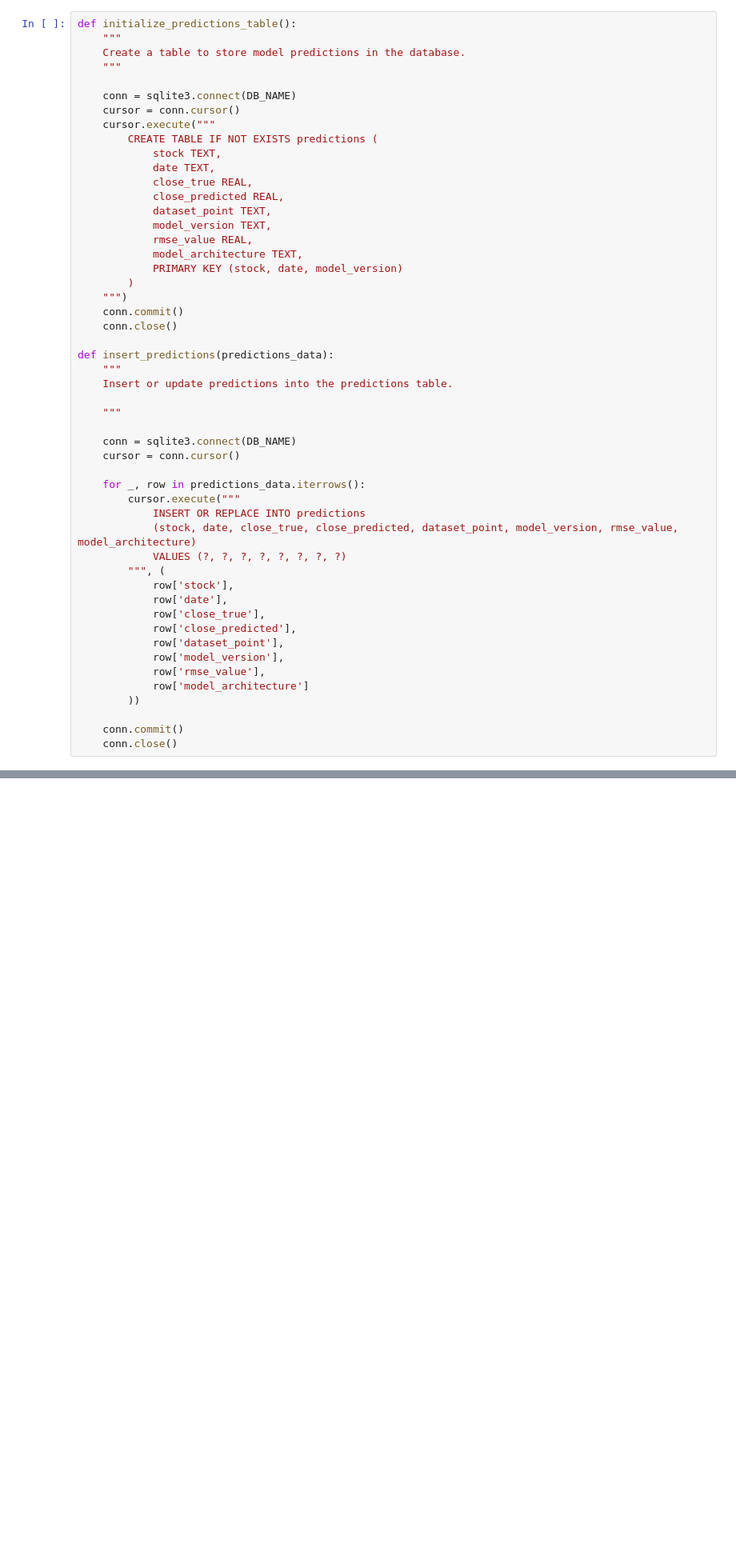
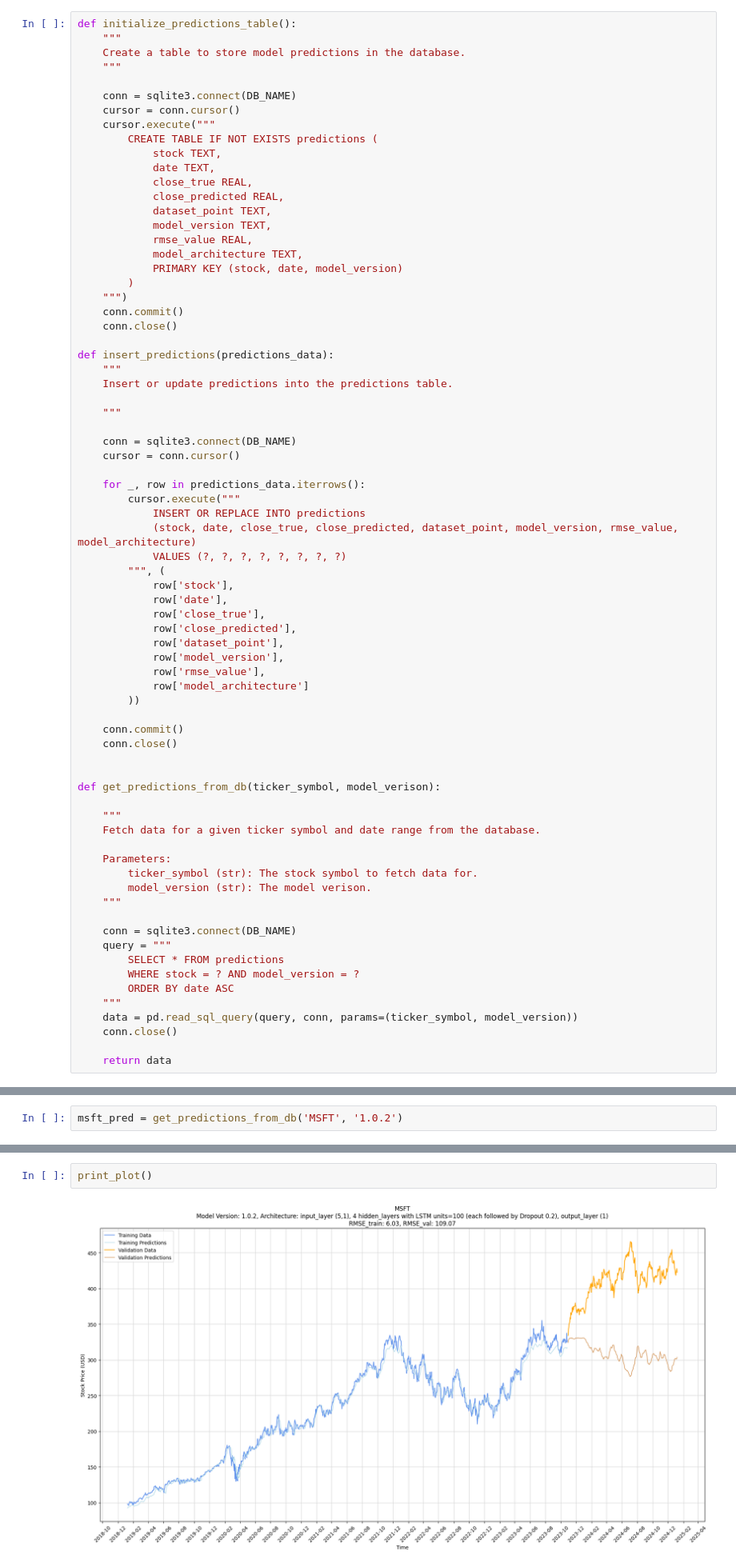
Before and after one commit to kakubicki/stock-forecast, a Jupyter notebook: stock_forecast.ipynb, the cells around one changed output, grey strips where cells are left out. Shown: that part at 80% size. Saved outputs shown, nothing was run; the diff lists cells and outputs as text; blank space fills up the shorter version.

Commit message:
final plot created

```diff
--- a/stock_forecast.ipynb
+++ b/stock_forecast.ipynb
@@ -615,8 +615,32 @@ def insert_predictions(predictions_data):
 
     conn.commit()
     conn.close()
+
+
+def get_predictions_from_db(ticker_symbol, model_verison):
+
+    """
+    Fetch data for a given ticker symbol and date range from the database.
+
+    Parameters:
+        ticker_symbol (str): The stock symbol to fetch data for.
+        model_version (str): The model verison.
+    """
+
+    conn = sqlite3.connect(DB_NAME)
+    query = """
+        SELECT * FROM predictions
+        WHERE stock = ? AND model_version = ?
+        ORDER BY date ASC
+    """
+    data = pd.read_sql_query(query, conn, params=(ticker_symbol, model_version))
+    conn.close()
+
+    return data
 # %%
 # initialize_predictions_table()
 insert_predictions(prediction_df)
 # %% [markdown]
 # Visualization
+# %%
+msft_pred = get_predictions_from_db('MSFT', '1.0.2')
@@ -634,3 +713,7 @@ plt.show()
+# %%
+print_plot()
+# %% [output]
+[figure, added]
 # %% [markdown]
 # Tests
 # %% [markdown]
```
Also changed, not shown: parts of 4 cells of this notebook.
